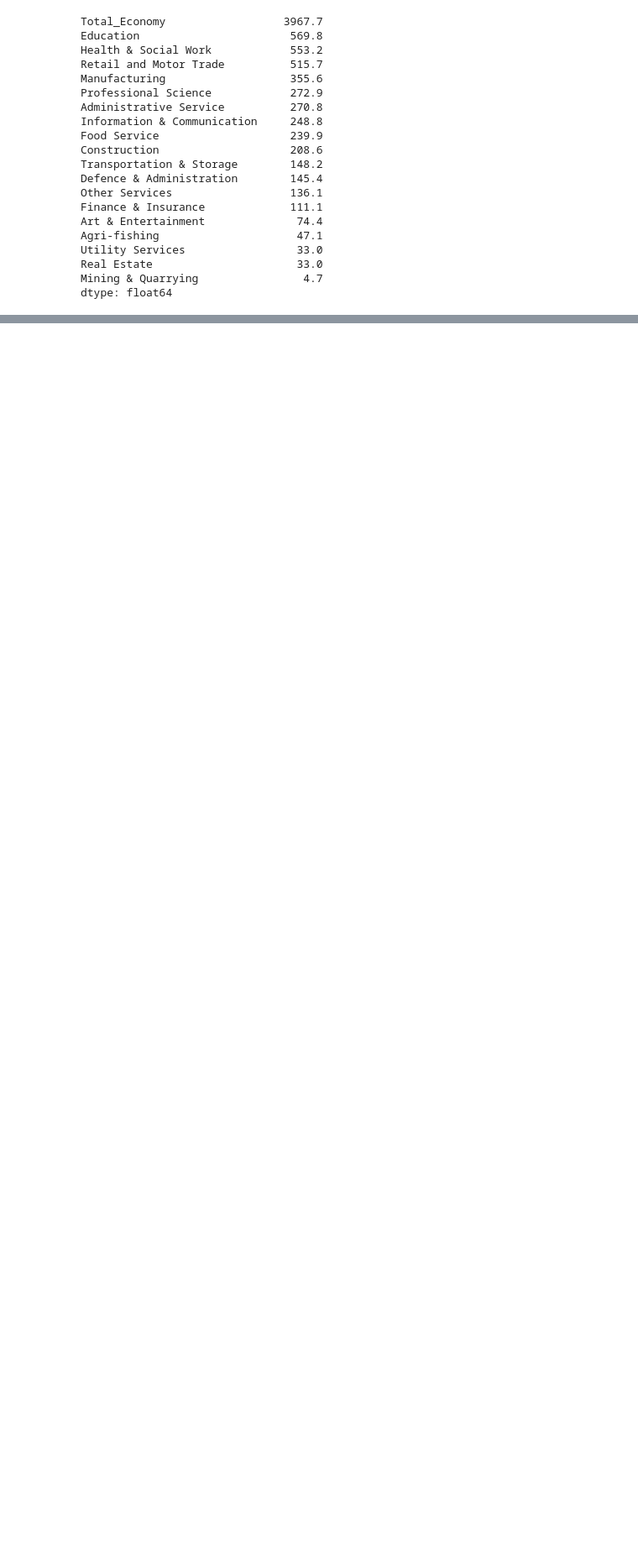
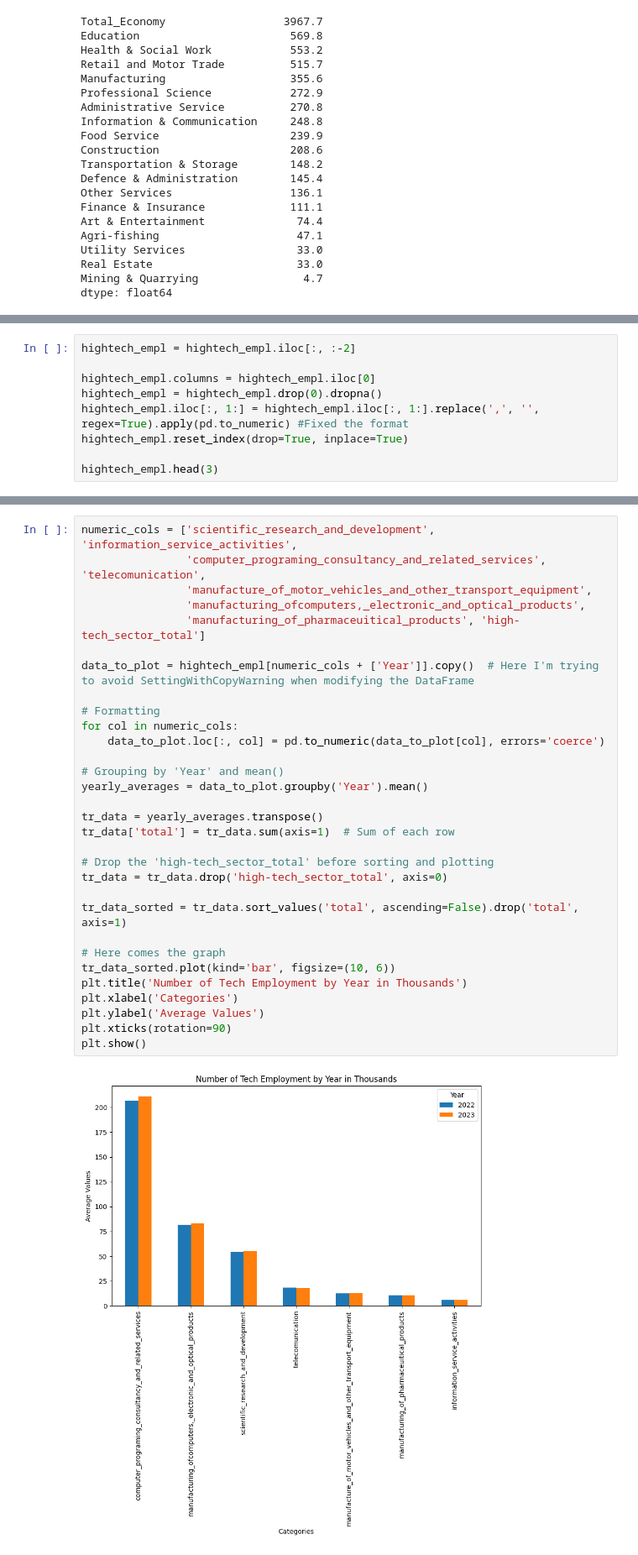
Before and after one commit to LeiaRz/Employment-and-wages-23, a Jupyter notebook: salary_stat_summary.ipynb, the cells around one changed output, grey strips where cells are left out. Shown at 84% size. Drawn from its saved outputs; the diff is of its cells as text; blank space fills up the shorter version.

```diff
--- a/salary_stat_summary.ipynb
+++ b/salary_stat_summary.ipynb
@@ -673,0 +708,9 @@ plt.show()
+# %%
+hightech_empl = hightech_empl.iloc[:, :-2]
+
+hightech_empl.columns = hightech_empl.iloc[0]
+hightech_empl = hightech_empl.drop(0).dropna()
+hightech_empl.iloc[:, 1:] = hightech_empl.iloc[:, 1:].replace(',', '', regex=True).apply(pd.to_numeric) #Fixed the format
+hightech_empl.reset_index(drop=True, inplace=True)
+
+hightech_empl.head(3)
@@ -673,0 +722,33 @@ plt.show()
+# %%
+numeric_cols = ['scientific_research_and_development', 'information_service_activities',
+                'computer_programing_consultancy_and_related_services', 'telecomunication',
+                'manufacture_of_motor_vehicles_and_other_transport_equipment',
+                'manufacturing_ofcomputers,_electronic_and_optical_products',
+                'manufacturing_of_pharmaceuitical_products', 'high-tech_sector_total']
+
+data_to_plot = hightech_empl[numeric_cols + ['Year']].copy()  # Here I'm trying to avoid SettingWithCopyWarning when modifying the DataFrame
+
+# Formatting
+for col in numeric_cols:
+    data_to_plot.loc[:, col] = pd.to_numeric(data_to_plot[col], errors='coerce')
+
+# Grouping by 'Year' and mean()
+yearly_averages = data_to_plot.groupby('Year').mean()
+
+tr_data = yearly_averages.transpose()
+tr_data['total'] = tr_data.sum(axis=1)  # Sum of each row
+
+# Drop the 'high-tech_sector_total' before sorting and plotting
+tr_data = tr_data.drop('high-tech_sector_total', axis=0)
+
+tr_data_sorted = tr_data.sort_values('total', ascending=False).drop('total', axis=1)
+
+# Here comes the graph
+tr_data_sorted.plot(kind='bar', figsize=(10, 6))
+plt.title('Number of Tech Employment by Year in Thousands')
+plt.xlabel('Categories')
+plt.ylabel('Average Values')
+plt.xticks(rotation=90)
+plt.show()
+# %% [output]
+[figure, added]
```
Also changed, not shown: parts of 9 cells of this notebook.
